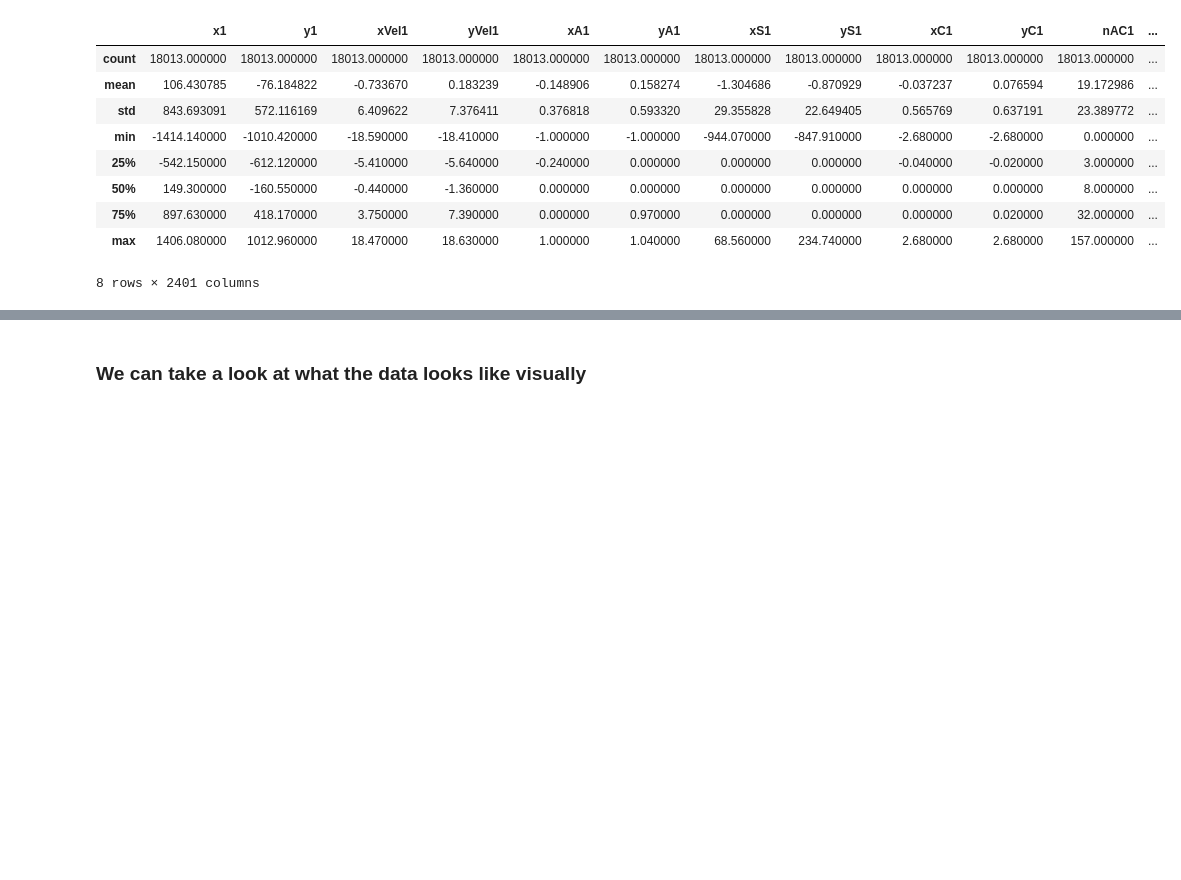
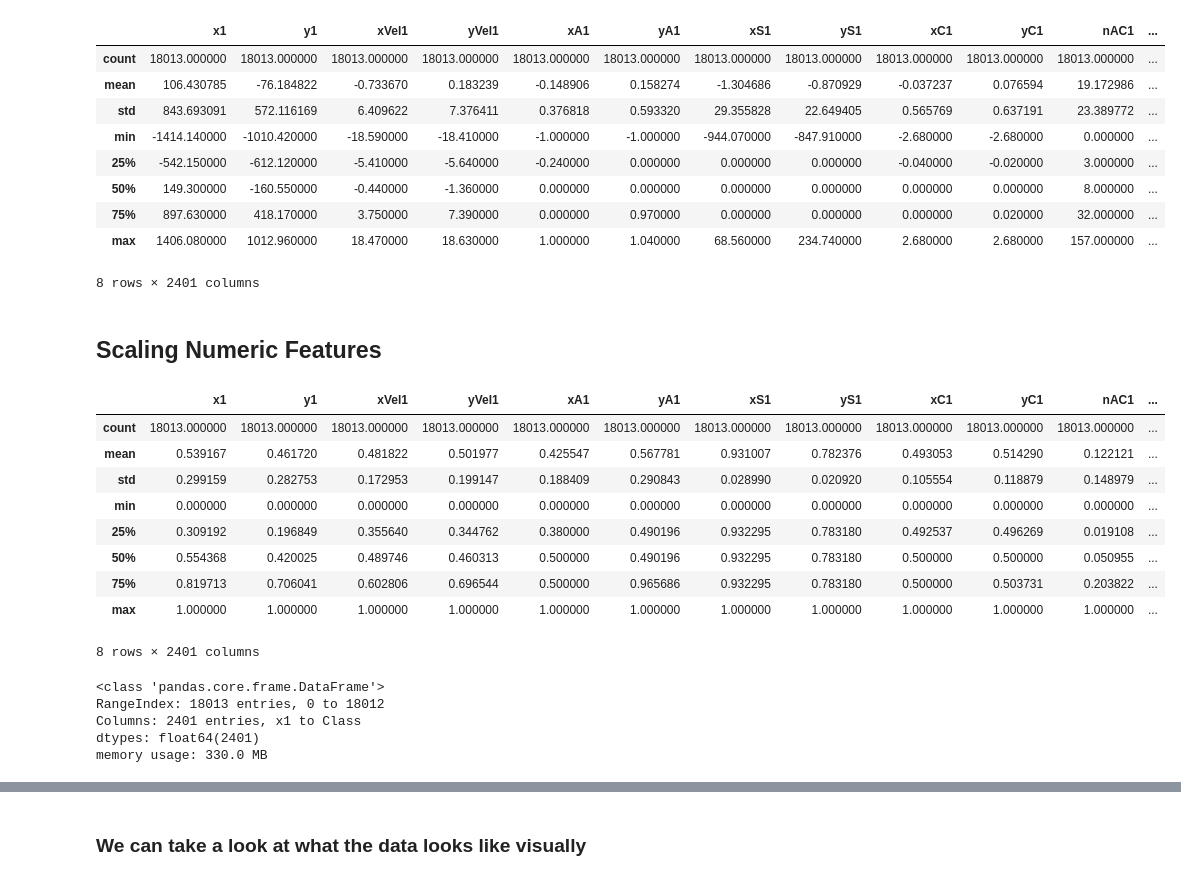
Before and after one commit to okoliechykwuka/Bytework-assessment, a Jupyter notebook: Swarm Behaviour Research Case Study.ipynb, the cells around one changed output, grey strips where cells are left out. Drawn from its saved outputs; the diff is of its cells as text; code cells hidden in the pictures; blank space fills up the shorter version.

```diff
--- a/Swarm Behaviour Research Case Study.ipynb
+++ b/Swarm Behaviour Research Case Study.ipynb
@@ -32,8 +32,8 @@ pd.set_option('max_columns', 120)
 pd.set_option('max_colwidth', 5000)
 warnings.filterwarnings('ignore')
 # %%
-
-train_df = pd.read_csv(r'AI_ML_Assessment\swarm_train_data.csv', low_memory=False)
+path_to_data  = r'/Users/mac/Desktop/Bytework-assessment/AI_ML_Assessment/swarm_train_data.csv'
+train_df = pd.read_csv(path_to_data, low_memory=False)
 
 print(train_df.shape)
 #Let's check the first five row of our dataset
@@ -64,7 +66,8 @@ From the above, we can see that we have a column of dtype objects. Let's look th
 # %%
-train_df.select_dtypes(include=['object'])
-train_df['x1'][12649]
-train_df['x1'] = pd.to_numeric(train_df.x1, errors='coerce').fillna(0).astype(float)
+categorical_cols = train_df.select_dtypes(include=['object']).columns.tolist()
+numeric_cols = train_df.select_dtypes(include=np.number).columns.tolist()
+# train_df[categorical_cols][12648:12650]
+train_df[categorical_cols] = pd.to_numeric(train_df.x1, errors='coerce').fillna(0).astype(float)
 # %% [markdown]
 Let's check the descriptive statistic of our DataFrame using the describe function in pandas
 # %%
@@ -80,3 +83,5 @@ train_df.describe()
 | 75% | 897.630000 | 418.170000 | 3.750000 | 7.390000 | 0.000000 | 0.970000 | 0.000000 | 0.000000 | 0.000000 | 0.020000 | 32.000000 | ... |
 | max | 1406.080000 | 1012.960000 | 18.470000 | 18.630000 | 1.000000 | 1.040000 | 68.560000 | 234.740000 | 2.680000 | 2.680000 | 157.000000 | ... |
 8 rows × 2401 columns
+# %% [markdown]
+## Scaling Numeric Features
@@ -82,0 +90,2 @@ train_df.describe()
+# %%
+scaler = MinMaxScaler().fit(train_df[numeric_cols + categorical_cols])
@@ -82,0 +94,21 @@ train_df.describe()
+# %%
+train_df.describe()
+# %% [output]
+|  | x1 | y1 | xVel1 | yVel1 | xA1 | yA1 | xS1 | yS1 | xC1 | yC1 | nAC1 | ... |
+| count | 18013.000000 | 18013.000000 | 18013.000000 | 18013.000000 | 18013.000000 | 18013.000000 | 18013.000000 | 18013.000000 | 18013.000000 | 18013.000000 | 18013.000000 | ... |
+| mean | 0.539167 | 0.461720 | 0.481822 | 0.501977 | 0.425547 | 0.567781 | 0.931007 | 0.782376 | 0.493053 | 0.514290 | 0.122121 | ... |
+| std | 0.299159 | 0.282753 | 0.172953 | 0.199147 | 0.188409 | 0.290843 | 0.028990 | 0.020920 | 0.105554 | 0.118879 | 0.148979 | ... |
+| min | 0.000000 | 0.000000 | 0.000000 | 0.000000 | 0.000000 | 0.000000 | 0.000000 | 0.000000 | 0.000000 | 0.000000 | 0.000000 | ... |
+| 25% | 0.309192 | 0.196849 | 0.355640 | 0.344762 | 0.380000 | 0.490196 | 0.932295 | 0.783180 | 0.492537 | 0.496269 | 0.019108 | ... |
+| 50% | 0.554368 | 0.420025 | 0.489746 | 0.460313 | 0.500000 | 0.490196 | 0.932295 | 0.783180 | 0.500000 | 0.500000 | 0.050955 | ... |
+| 75% | 0.819713 | 0.706041 | 0.602806 | 0.696544 | 0.500000 | 0.965686 | 0.932295 | 0.783180 | 0.500000 | 0.503731 | 0.203822 | ... |
+| max | 1.000000 | 1.000000 | 1.000000 | 1.000000 | 1.000000 | 1.000000 | 1.000000 | 1.000000 | 1.000000 | 1.000000 | 1.000000 | ... |
+8 rows × 2401 columns
+# %%
+train_df.info()
+# %% [output]
+<class 'pandas.core.frame.DataFrame'>
+RangeIndex: 18013 entries, 0 to 18012
+Columns: 2401 entries, x1 to Class
+dtypes: float64(2401)
+memory usage: 330.0 MB
```
Also changed, not shown: parts of 44 cells of this notebook, 1 other file.
